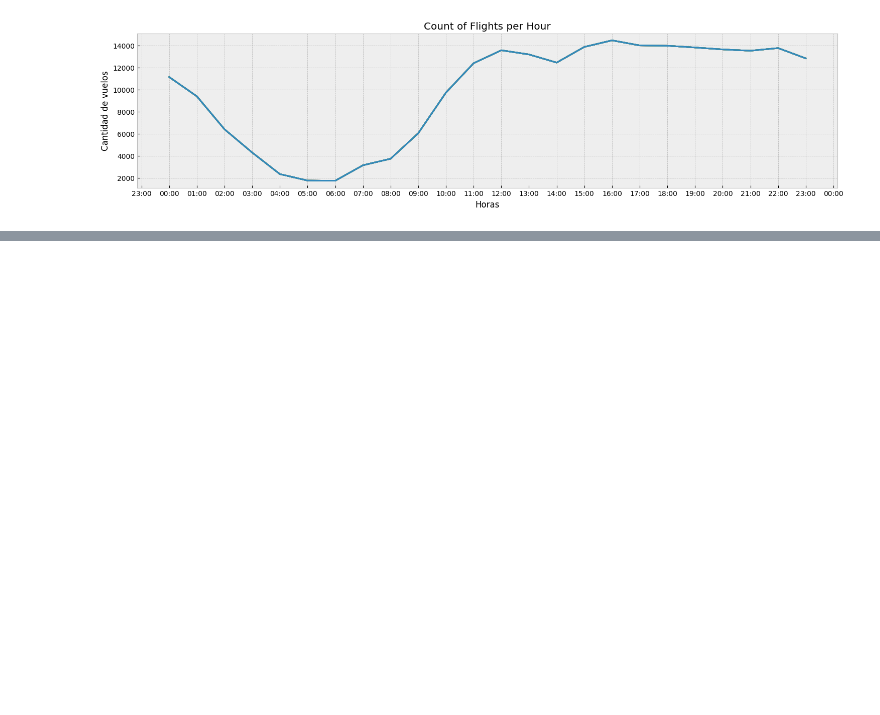
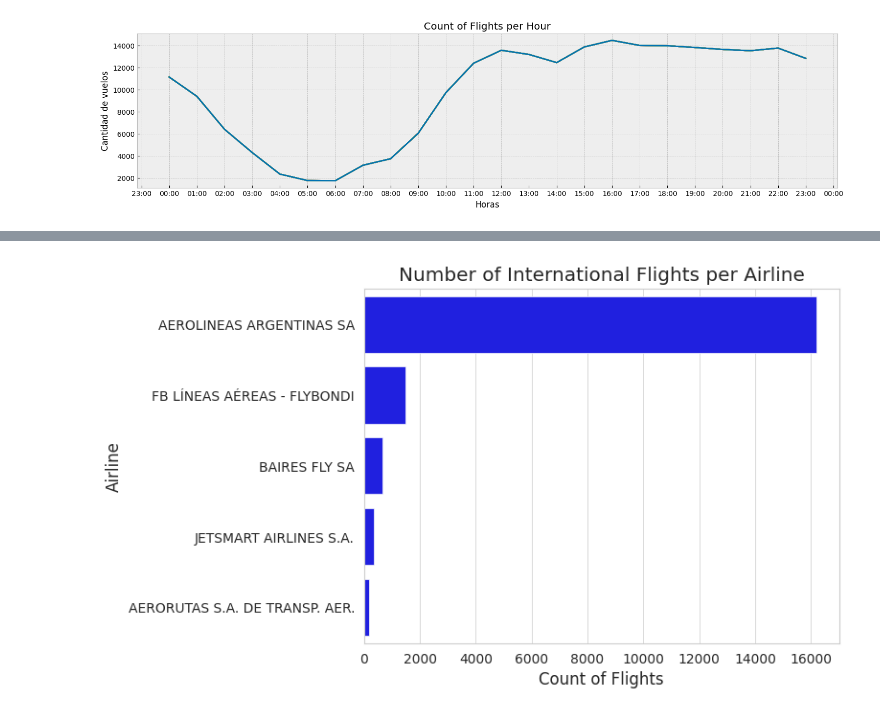
Before and after one commit to FlorenciaBezmalinovich/Proyectos_ML, a Jupyter notebook: Visualizaciones_Florencia_Bezmalinovich.ipynb, the cells around one changed output, grey strips where cells are left out. Drawn from its saved outputs; the diff is of its cells as text; code cells hidden in the pictures; blank space fills up the shorter version.

```diff
--- a/Visualizaciones_Florencia_Bezmalinovich.ipynb
+++ b/Visualizaciones_Florencia_Bezmalinovich.ipynb
@@ -468,4 +474,4 @@ plt.show()
 # %%
-flights_per_airline = df_vuelo.groupby('Aerolinea Nombre')['Index'].count().reset_index()
+international_flights_per_airline = df_vuelos_internacionales.groupby('Aerolinea Nombre')['Index'].count().reset_index()
 # %%
-flights_per_airline = flights_per_airline.sort_values(by='Index', ascending=False)
+international_flights_per_airline = international_flights_per_airline.sort_values(by='Index', ascending=False)
@@ -476,8 +478,12 @@ flights_per_airline = (flights_per_airline[:10])
+# %%
+international_flights_per_airline = (international_flights_per_airline[:5])
 # %%
 #4° Gráfico 3 con Seaborn
-sns.barplot(data=flights_per_airline, x='Index', y='Aerolinea Nombre', color='blue')
+sns.barplot(data=international_flights_per_airline, x='Index', y='Aerolinea Nombre', color='blue')
 plt.xlabel('Count of Flights')
 plt.ylabel('Airline')
-plt.title('Number of Flights per Airline')
+plt.title('Number of International Flights per Airline')
 
 plt.show()
+# %% [output]
+[figure, added]
```
Also changed, not shown: parts of 20 cells of this notebook.
